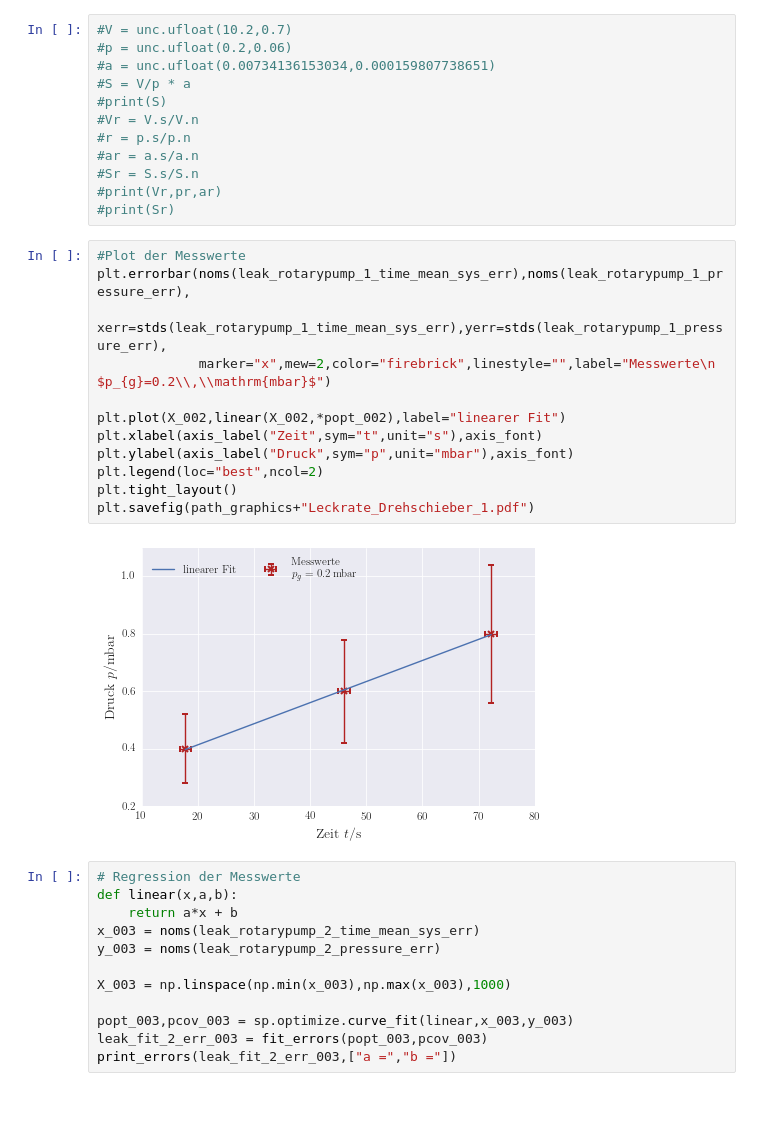
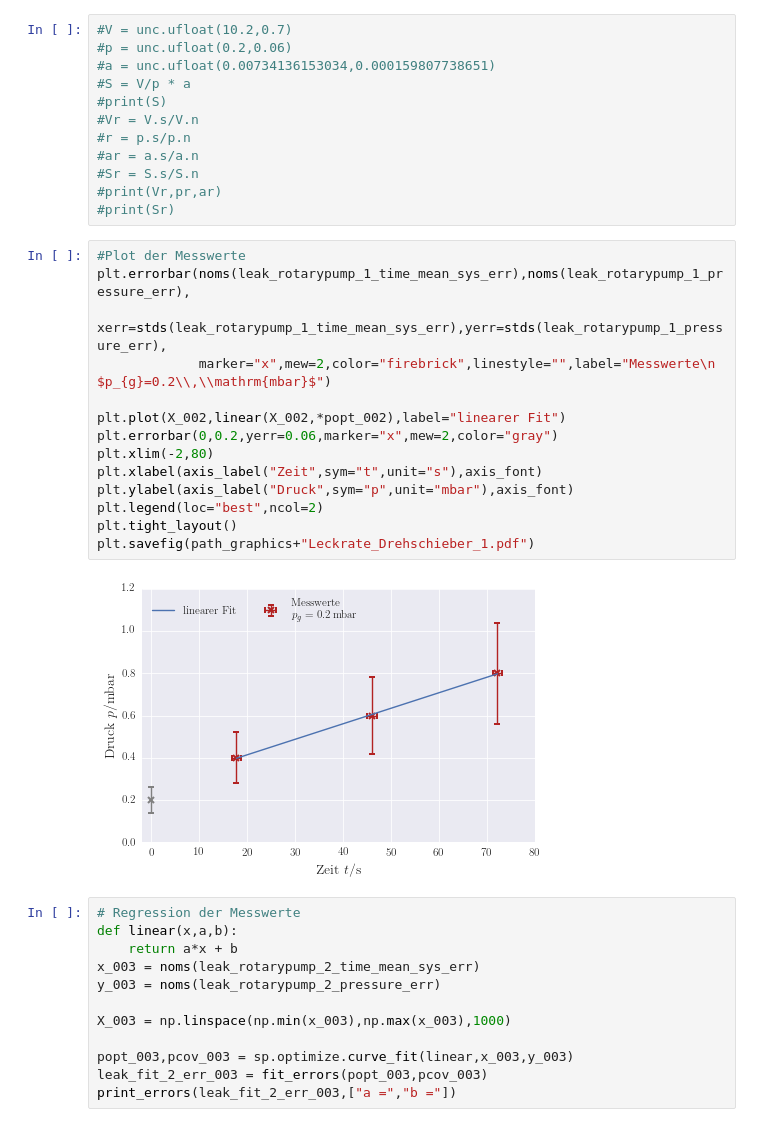
Before and after one commit to LuckyJosh/PhysikFP2015, a Jupyter notebook: 2_Vakuumphysik[ ]/Python/Auswertung.ipynb, the cells around one changed output. Cells and saved outputs as stored; diff of their text form.

```diff
--- a/2_Vakuumphysik[ ]/Python/Auswertung.ipynb
+++ b/2_Vakuumphysik[ ]/Python/Auswertung.ipynb
@@ -791,17 +793,19 @@ Saugvermögen     0.3735+/-    0.1149
 # %%
 #Plot der Messwerte
 plt.errorbar(noms(leak_rotarypump_1_time_mean_sys_err),noms(leak_rotarypump_1_pressure_err),
              xerr=stds(leak_rotarypump_1_time_mean_sys_err),yerr=stds(leak_rotarypump_1_pressure_err),
              marker="x",mew=2,color="firebrick",linestyle="",label="Messwerte\n $p_{g}=0.2\\,\\mathrm{mbar}$")
 
 plt.plot(X_002,linear(X_002,*popt_002),label="linearer Fit")
+plt.errorbar(0,0.2,yerr=0.06,marker="x",mew=2,color="gray")
+plt.xlim(-2,80)
 plt.xlabel(axis_label("Zeit",sym="t",unit="s"),axis_font)
 plt.ylabel(axis_label("Druck",sym="p",unit="mbar"),axis_font)
 plt.legend(loc="best",ncol=2)
 plt.tight_layout()
 plt.savefig(path_graphics+"Leckrate_Drehschieber_1.pdf")
 # %% [output]
-[figure, old version]
+[figure, new version]
 # %%
 # Regression der Messwerte
 def linear(x,a,b):
```
Also changed, not shown: parts of 18 cells of this notebook, 30 other files.
